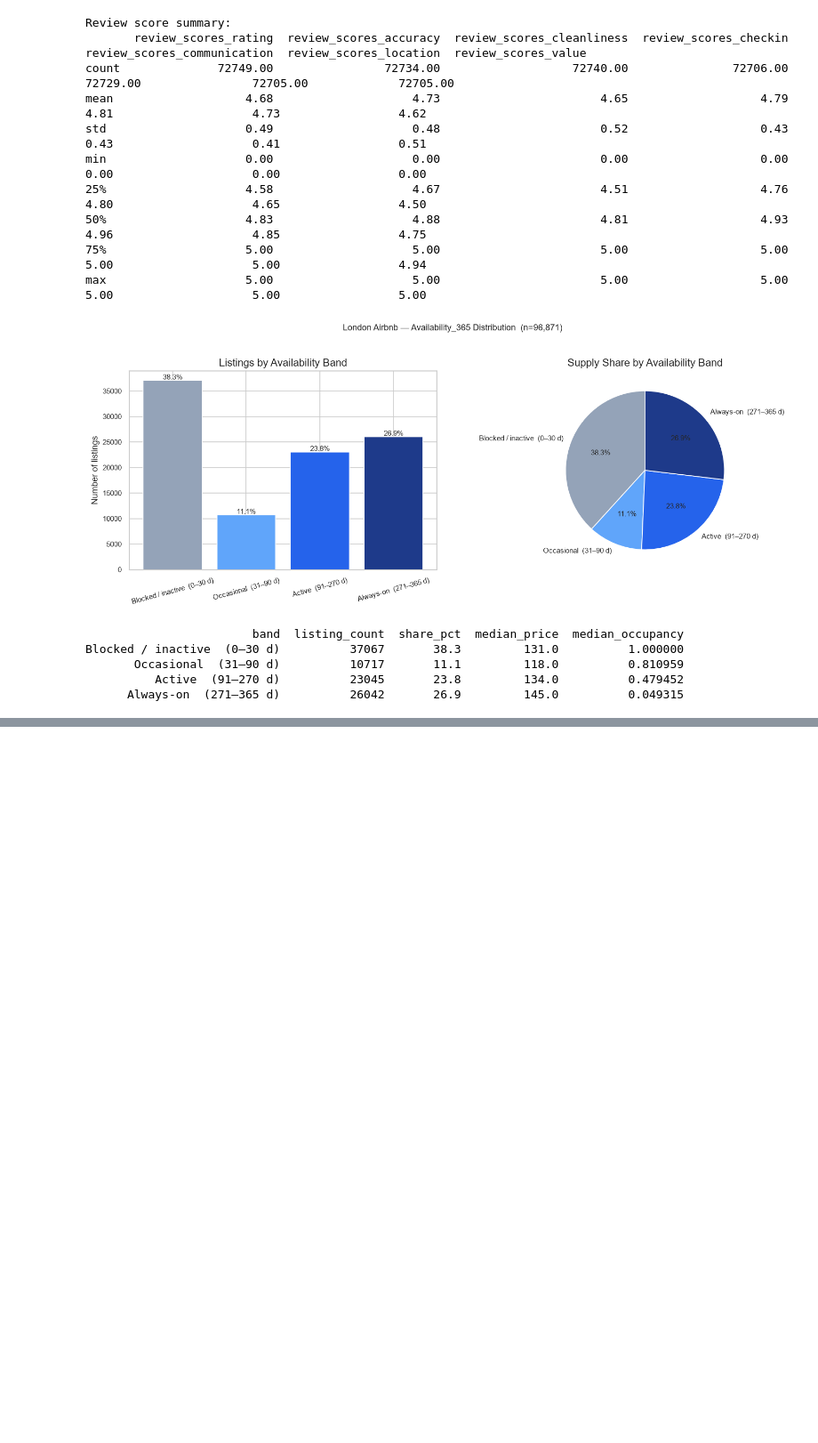
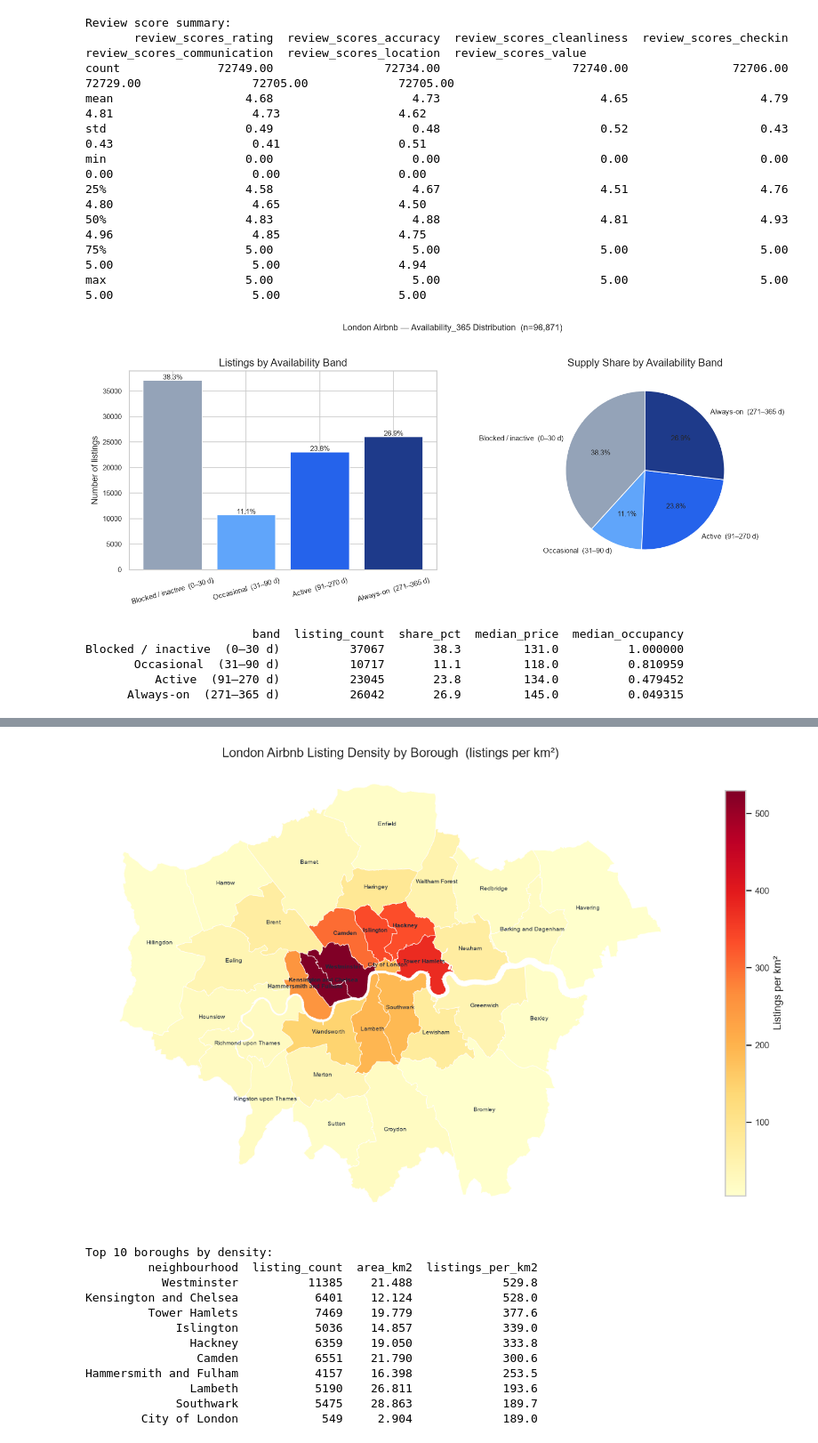
Before and after one commit to bavikaranyogeswaran/Airbnb-Multi-City-Data-Pipeline, a Jupyter notebook: notebooks/03_exploratory_data_analysis.ipynb, the cells around one changed output, grey strips where cells are left out. Shown at 89% size. Drawn from its saved outputs; the diff is of its cells as text; code cells hidden in the pictures; blank space fills up the shorter version.

Commit message:
add step 3 geographic analysis (density map, price gradient, review score map, room-type heatmap)

```diff
--- a/notebooks/03_exploratory_data_analysis.ipynb
+++ b/notebooks/03_exploratory_data_analysis.ipynb
@@ -629,0 +685,66 @@ Blocked / inactive  (0–30 d)          37067       38.3         131.0
+# %%
+# ── Chart 10 — Listing density choropleth (listings per km²) ─────────────────
+# Raw listing counts favour large boroughs; density normalises by area.
+# Join on: listings["neighbourhood_cleansed"] ↔ boroughs["neighbourhood"]
+
+listing_count_by_borough = (
+    geo_listings.groupby("neighbourhood_cleansed")
+    .agg(listing_count=("id", "count"), unique_hosts=("host_id", "nunique"))
+    .reset_index()
+    .rename(columns={"neighbourhood_cleansed": "neighbourhood"})
+)
+
+density_gdf = boroughs_bng.merge(listing_count_by_borough, on="neighbourhood", how="left")
+density_gdf["listings_per_km2"] = (
+    density_gdf["listing_count"] / density_gdf["area_km2"]
+).round(1)
+
+density_gdf.to_file(  # overwrite-safe: produces GeoJSON, not the source file
+    str(TABLES / "neighbourhood_density.csv").replace(".csv", ".geojson"),
+    driver="GeoJSON"
+)
+# Also save a flat CSV for the API / report
+density_gdf.drop(columns="geometry").to_csv(TABLES / "neighbourhood_density.csv", index=False)
+
+fig, ax = plt.subplots(figsize=(11, 10))
+density_gdf.plot(
+    column="listings_per_km2",
+    cmap="YlOrRd",
+    linewidth=0.5,
+    edgecolor="white",
+    legend=True,
+    legend_kwds={"label": "Listings per km²", "shrink": 0.6},
+    ax=ax,
+    missing_kwds={"color": "#e2e8f0", "label": "No data"},
+)
+
+# Label each borough centroid with its name
+for _, row in density_gdf.iterrows():
+    cx, cy = row.geometry.centroid.x, row.geometry.centroid.y
+    ax.annotate(row["neighbourhood"], xy=(cx, cy),
+                ha="center", fontsize=6, color="#1e293b",
+                fontweight="bold" if row["listings_per_km2"] > 200 else "normal")
+
+ax.set_title("London Airbnb Listing Density by Borough  (listings per km²)", fontsize=13)
+ax.axis("off")
+plt.tight_layout()
+plt.savefig(FIGS / "08_listing_density_map.png", dpi=150, bbox_inches="tight")
+plt.show()
+
+print("Top 10 boroughs by density:")
+print(density_gdf[["neighbourhood","listing_count","area_km2","listings_per_km2"]]
+      .sort_values("listings_per_km2", ascending=False).head(10).to_string(index=False))
+# %% [output]
+[figure, added]
+Top 10 boroughs by density:
+         neighbourhood  listing_count  area_km2  listings_per_km2
+           Westminster          11385    21.488             529.8
+Kensington and Chelsea           6401    12.124             528.0
+         Tower Hamlets           7469    19.779             377.6
+             Islington           5036    14.857             339.0
+               Hackney           6359    19.050             333.8
+                Camden           6551    21.790             300.6
+Hammersmith and Fulham           4157    16.398             253.5
+               Lambeth           5190    26.811             193.6
+             Southwark           5475    28.863             189.7
+        City of London            549     2.904             189.0
```
Also changed, not shown: parts of 5 cells of this notebook, 8 other files.
